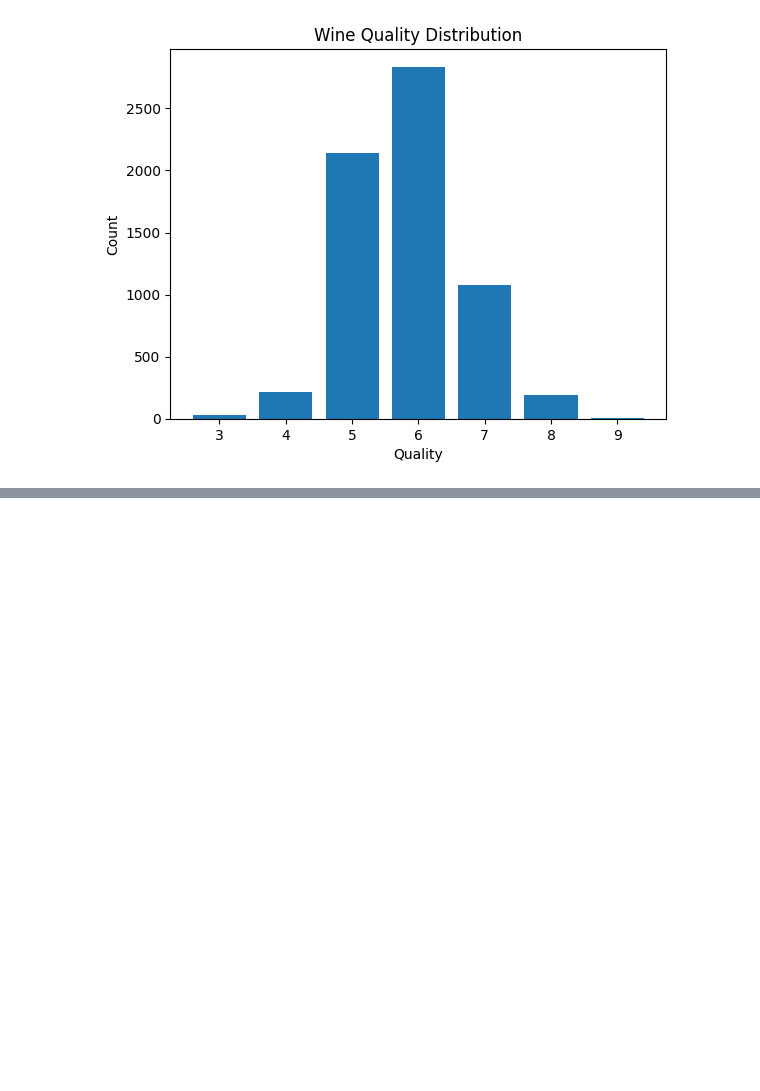
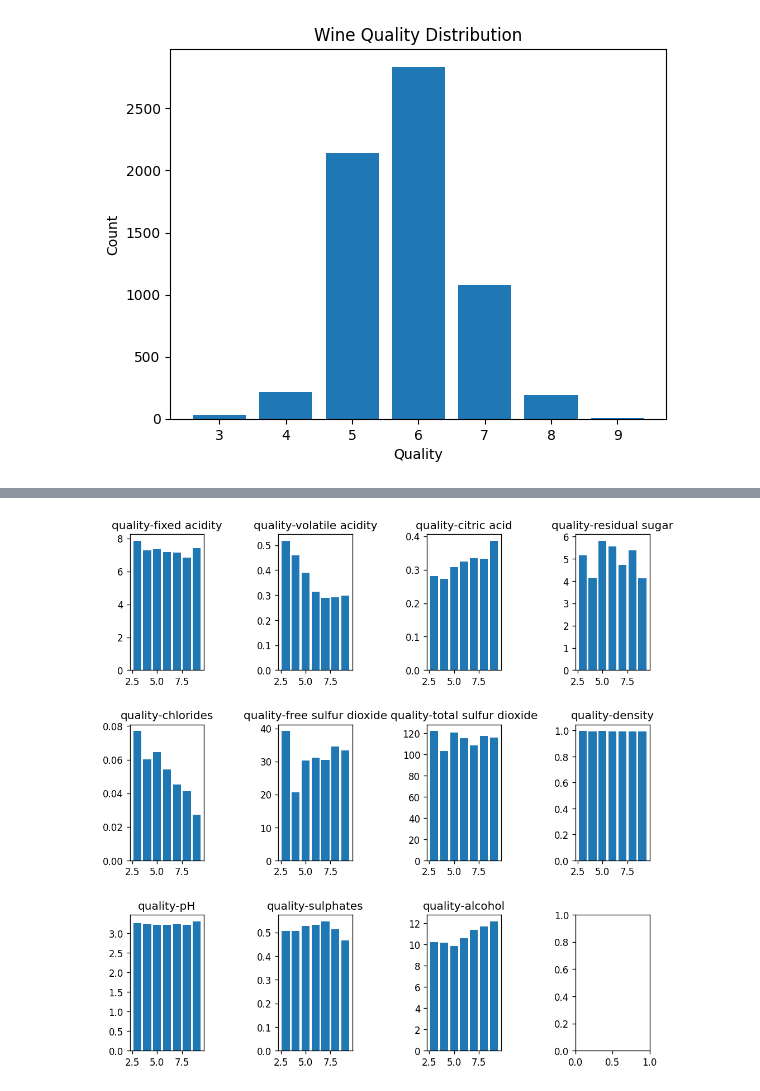
Before and after one commit to seon0415/BDA, a Jupyter notebook: 박서연29_0409_필수과제.ipynb, the cells around one changed output, grey strips where cells are left out. Saved outputs shown, nothing was run; the diff lists cells and outputs as text; code cells hidden in the pictures; blank space fills up the shorter version.

```diff
--- a/박서연29_0409_필수과제.ipynb
+++ b/박서연29_0409_필수과제.ipynb
@@ -465,24 +523,21 @@ plt.hist(wine['quality'])
 # %%
-import matplotlib.gridspec as gridspec
-
+#모든 칼럼과 퀄리티 간의 관계 확인하기
 
 wine_features = ['fixed acidity', 'volatile acidity', 'citric acid',
        'residual sugar', 'chlorides', 'free sulfur dioxide',
-       'total sulfur dioxide', 'density', 'pH', 'sulphates', 'alcohol',
-       'quality']
+       'total sulfur dioxide', 'density', 'pH',
+        'sulphates', 'alcohol','quality']
 
-grid=gridspec.GridSpec(3,4)   #4개그래프
-
-#plt.figure(figsize=(10,10))
-#plt.subplots_adjust(wspace= 0.5, hspace= 0.4)
+fig, axs=plt.subplots(nrows=3, ncols=4, figsize=(10,10))
+plt.subplots_adjust(wspace= 1, hspace= 0.4)
 
 
-for t1, t2 in enumerate(mpg_features):
-  sns.countplot(data=mpg,
-                ax=plt.subplot(grid[t1]),
-                x=t2
-#               ,hue='drv'
-#               ,palette = 'pastel'
-                )
-#ax.set_title(f'{feature} Distribution')
-,
+for i,feature in enumerate(wine_features):
+  ax = axs.flat[i]  #서브플롯 위치
+  if feature=="quality":
+    break
+  data=wine.groupby('quality')[feature].mean().reset_index()
+  ax.bar(x=data['quality'], height=data[feature])
+  ax.set_title(f'quality-{feature}')
+# %% [output]
+[figure, added]
```
Also changed, not shown: parts of 16 cells of this notebook.
